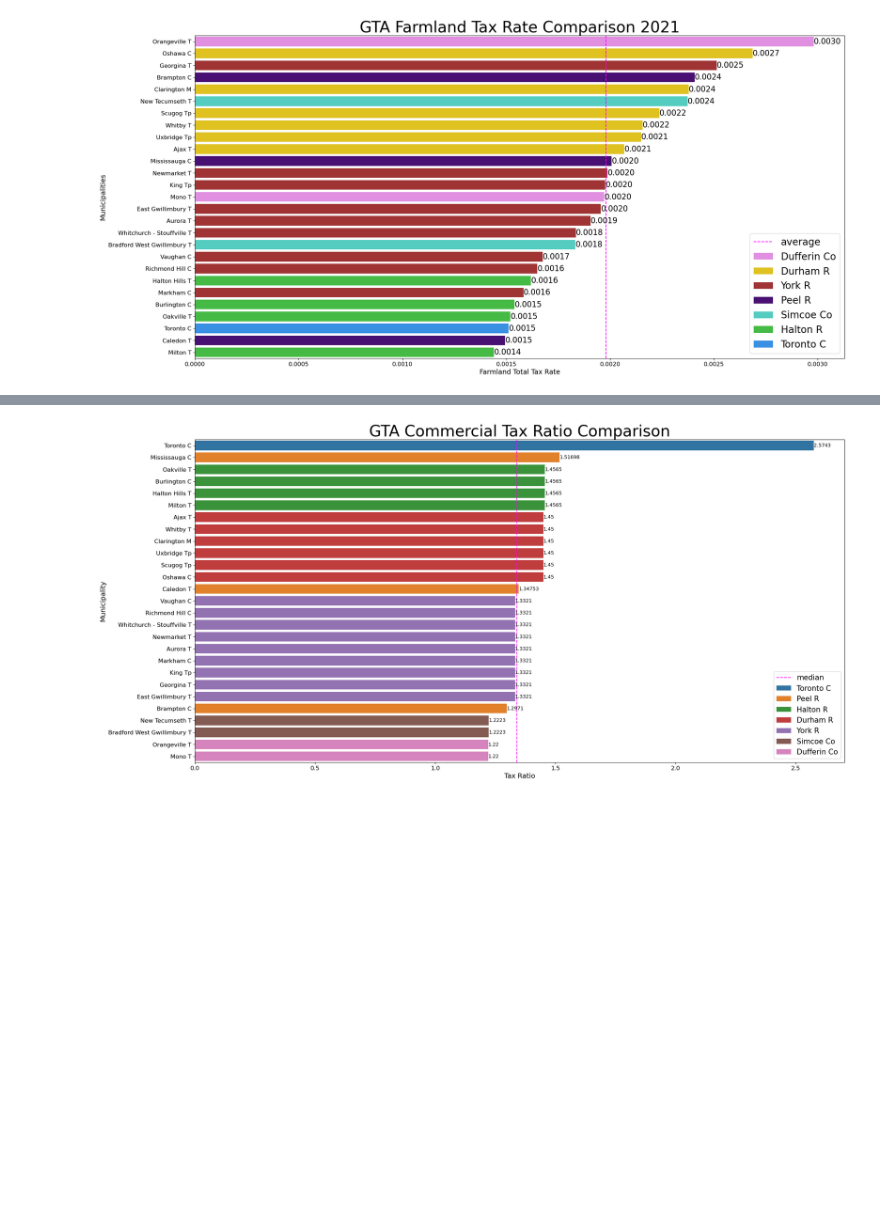
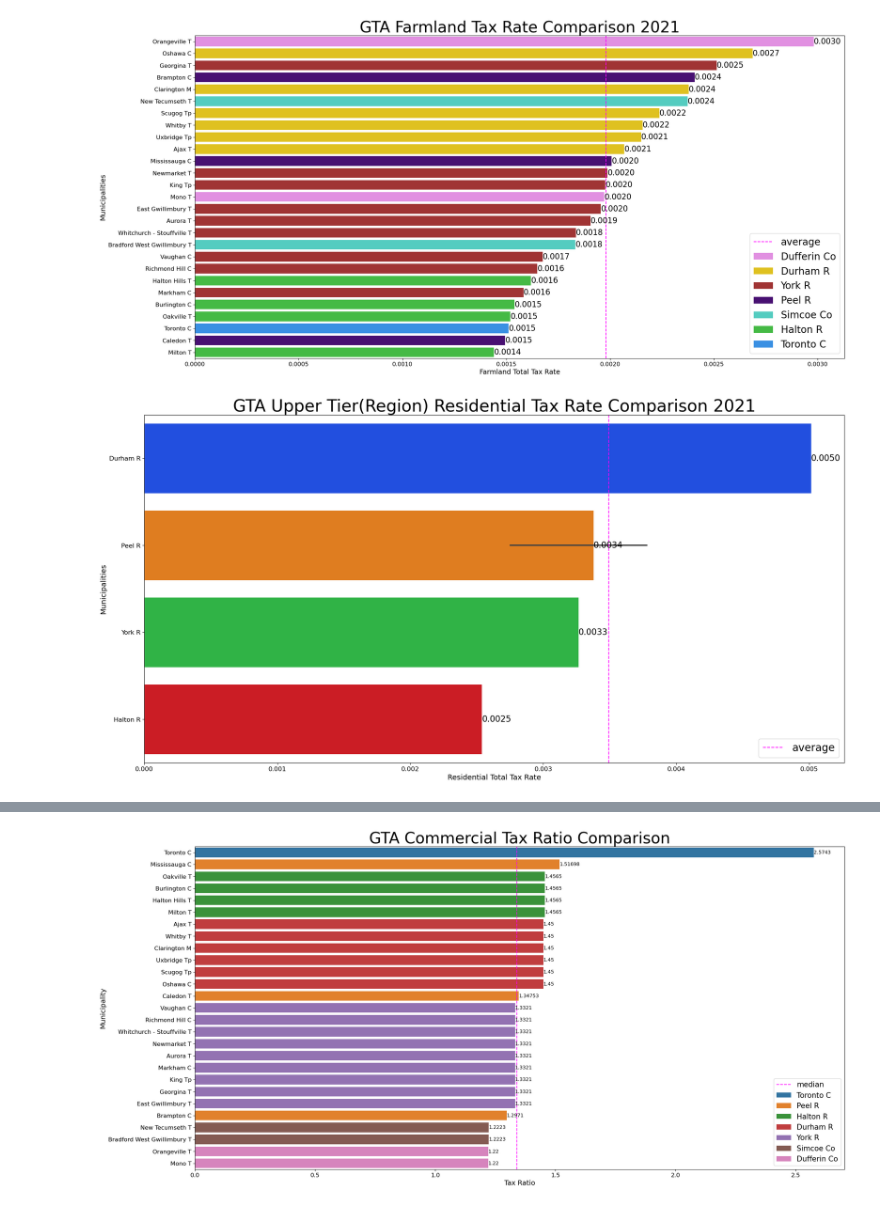
Before and after one commit to ddsarai/propertTax_comps, a Jupyter notebook: GTA_pTax_2021.ipynb, the cells around one changed output, grey strips where cells are left out. Drawn from its saved outputs; the diff is of its cells as text; code cells hidden in the pictures; blank space fills up the shorter version.

Commit message:
Fin: ABhist wrangling, GTA regions,UnFin: update

```diff
--- a/GTA_pTax_2021.ipynb
+++ b/GTA_pTax_2021.ipynb
@@ -243,3 +243,21 @@ plt.legend(loc='lower right', prop={'size':20})
 plt.show()
 # %% [output]
 [figure]
+# %%
+gta_ut_ptax = gta_ptax_frame[gta_ptax_frame.Municipality.isin(upper_tier)]
+# %%
+data=gta_ut_ptax[gta_ut_ptax['Property Class'] == 'Residential'].sort_values(by='Total_TaxRate', ascending=False)
+
+fig, ax = plt.subplots(figsize=(24,12))
+fig = sns.barplot(data=data, y='Municipality', x='Total_TaxRate', orient='h', palette='bright', dodge=False)
+ax.set_xlabel('Residential Total Tax Rate', fontsize=14)
+ax.set_ylabel('Municipalities', fontsize=14)
+plt.yticks(fontsize=12)
+plt.xticks(fontsize=12)
+ax.set_title('GTA Upper Tier(Region) Residential Tax Rate Comparison 2021', fontsize=32)
+ax.bar_label(ax.containers[0], fmt='%.4f', fontsize=16)
+plt.axvline(data['Total_TaxRate'].mean(), color='magenta', linestyle='dashed', label='average')
+plt.legend(loc='lower right', prop={'size':20})
+plt.show()
+# %% [output]
+[figure, added]
```
Also changed, not shown: parts of 13 cells of this notebook, 2 other files.
